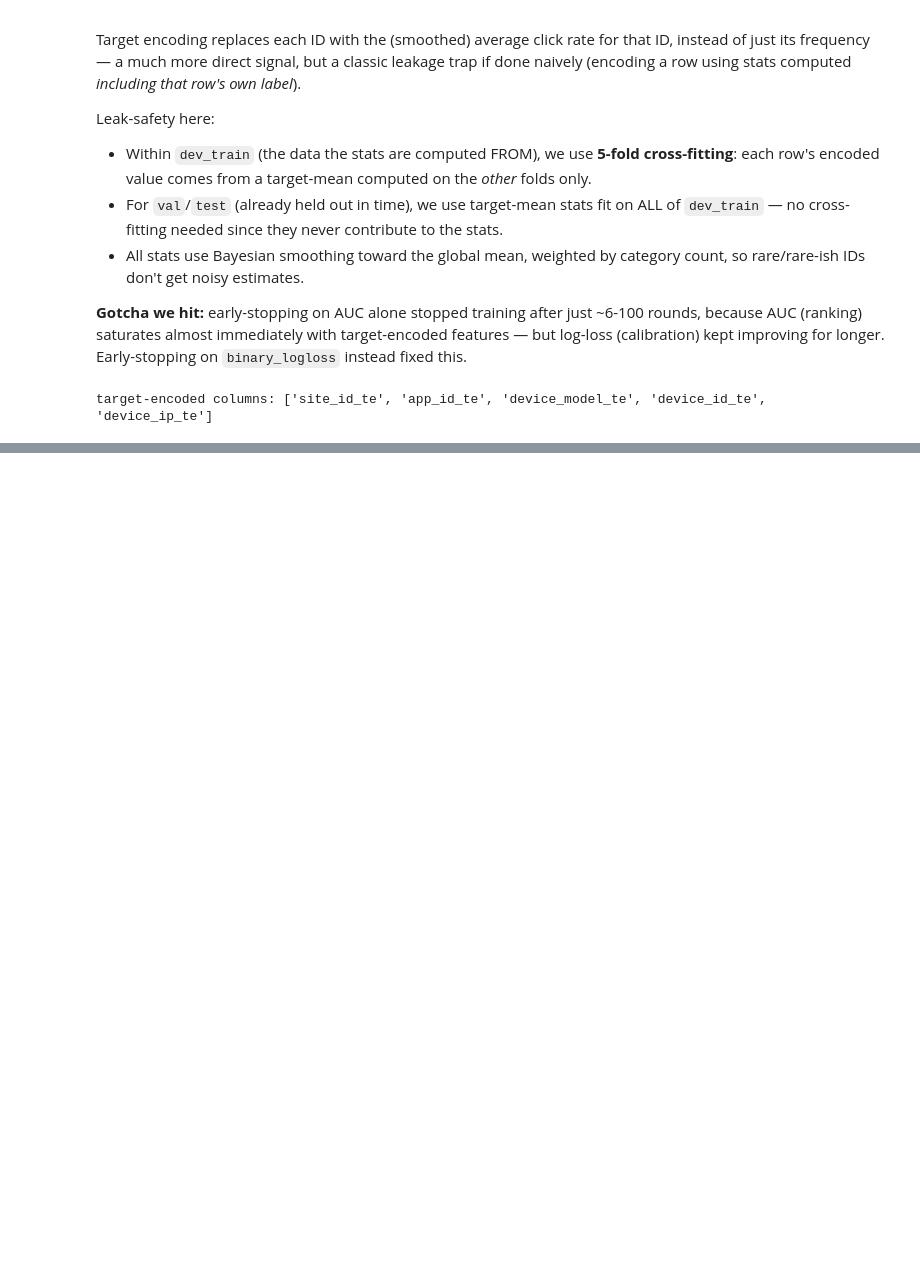
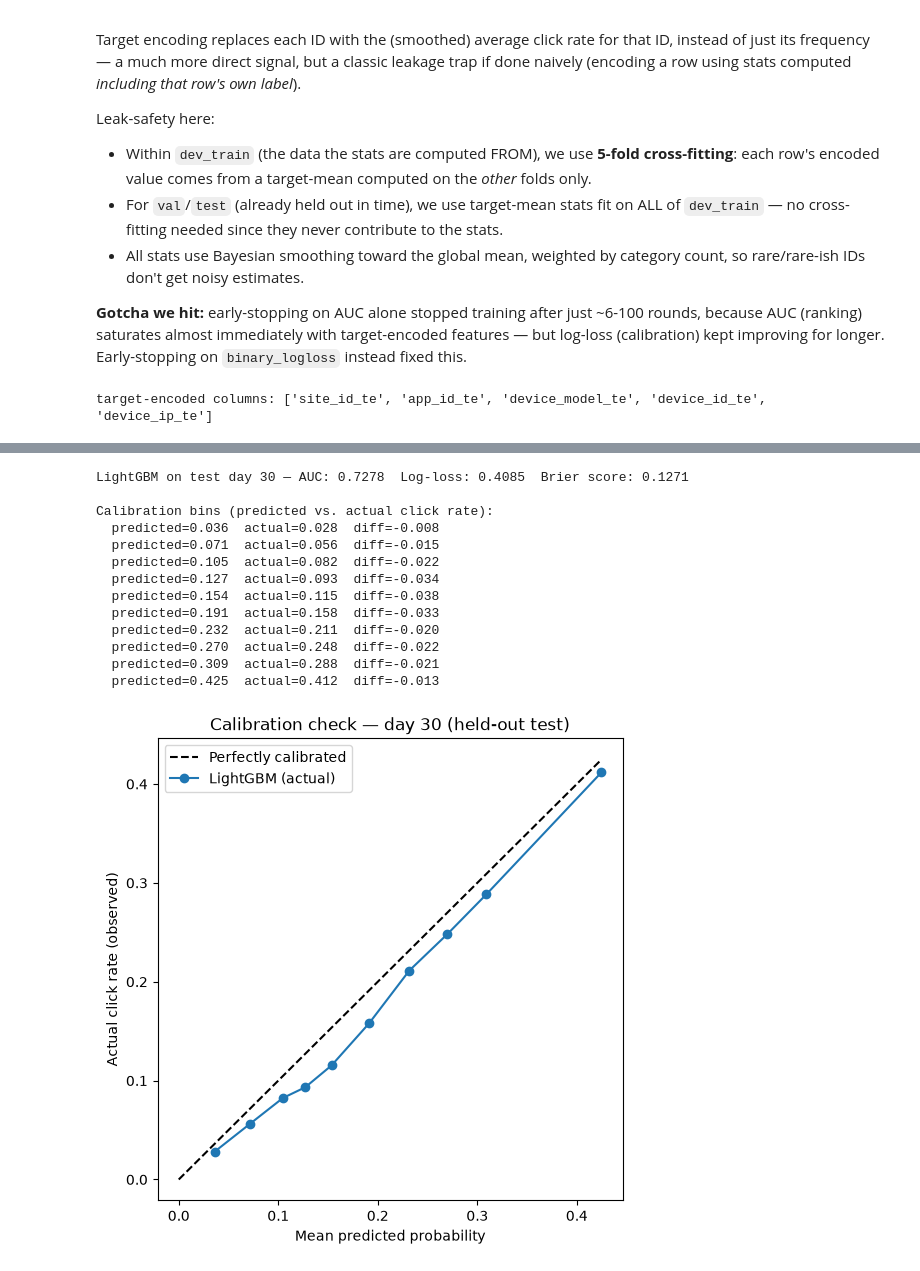
Before and after one commit to cheauyuin/m3-ml-s4-predicting-ad-ctr, a Jupyter notebook: notebooks/full_pipeline.ipynb, the cells around one changed output, grey strips where cells are left out. Cells and saved outputs as stored; diff of their text form; code cells hidden in the pictures; blank space fills up the shorter version.

```diff
--- a/notebooks/full_pipeline.ipynb
+++ b/notebooks/full_pipeline.ipynb
@@ -426,3 +448,39 @@ target-encoding fit time: 78.0s  best_iteration=82
+# %%
+from sklearn.calibration import calibration_curve
+from sklearn.metrics import brier_score_loss
+
+brier = brier_score_loss(y_test_lgb, proba_lgb_test)
+print(f'LightGBM on test day 30 — AUC: {roc_auc_score(y_test_lgb, proba_lgb_test):.4f}  '
+      f'Log-loss: {log_loss(y_test_lgb, proba_lgb_test):.4f}  Brier score: {brier:.4f}')
+
+frac_pos, mean_pred = calibration_curve(y_test_lgb, proba_lgb_test, n_bins=10, strategy='quantile')
+print('\nCalibration bins (predicted vs. actual click rate):')
+for p, a in zip(mean_pred, frac_pos):
+    print(f'  predicted={p:.3f}  actual={a:.3f}  diff={a - p:+.3f}')
+
+fig, ax = plt.subplots(figsize=(6, 6))
+ax.plot([0, mean_pred.max()], [0, mean_pred.max()], 'k--', label='Perfectly calibrated')
+ax.plot(mean_pred, frac_pos, marker='o', label='LightGBM (actual)')
+ax.set_xlabel('Mean predicted probability')
+ax.set_ylabel('Actual click rate (observed)')
+ax.set_title('Calibration check — day 30 (held-out test)')
+ax.legend()
+plt.show()
+# %% [output]
+LightGBM on test day 30 — AUC: 0.7278  Log-loss: 0.4085  Brier score: 0.1271
+
+Calibration bins (predicted vs. actual click rate):
+  predicted=0.036  actual=0.028  diff=-0.008
+  predicted=0.071  actual=0.056  diff=-0.015
+  predicted=0.105  actual=0.082  diff=-0.022
+  predicted=0.127  actual=0.093  diff=-0.034
+  predicted=0.154  actual=0.115  diff=-0.038
+  predicted=0.191  actual=0.158  diff=-0.033
+  predicted=0.232  actual=0.211  diff=-0.020
+  predicted=0.270  actual=0.248  diff=-0.022
+  predicted=0.309  actual=0.288  diff=-0.021
+  predicted=0.425  actual=0.412  diff=-0.013
+[figure, added]
 # %% [markdown]
 ## Conclusions
 - **LightGBM is the clear winner** on both AUC and log-loss, with only a modest
```
Also changed, not shown: parts of 9 cells of this notebook, 4 other files.
